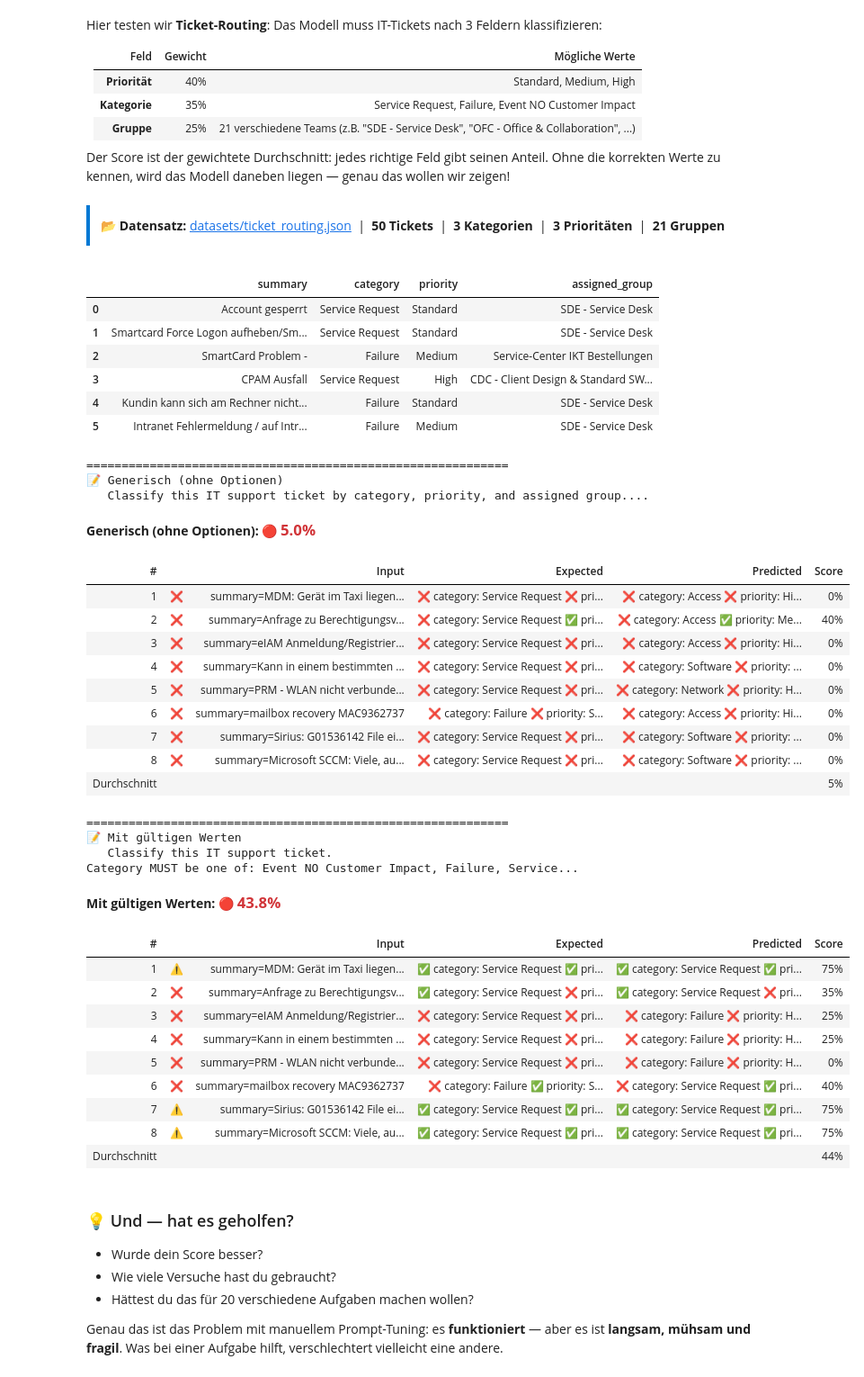
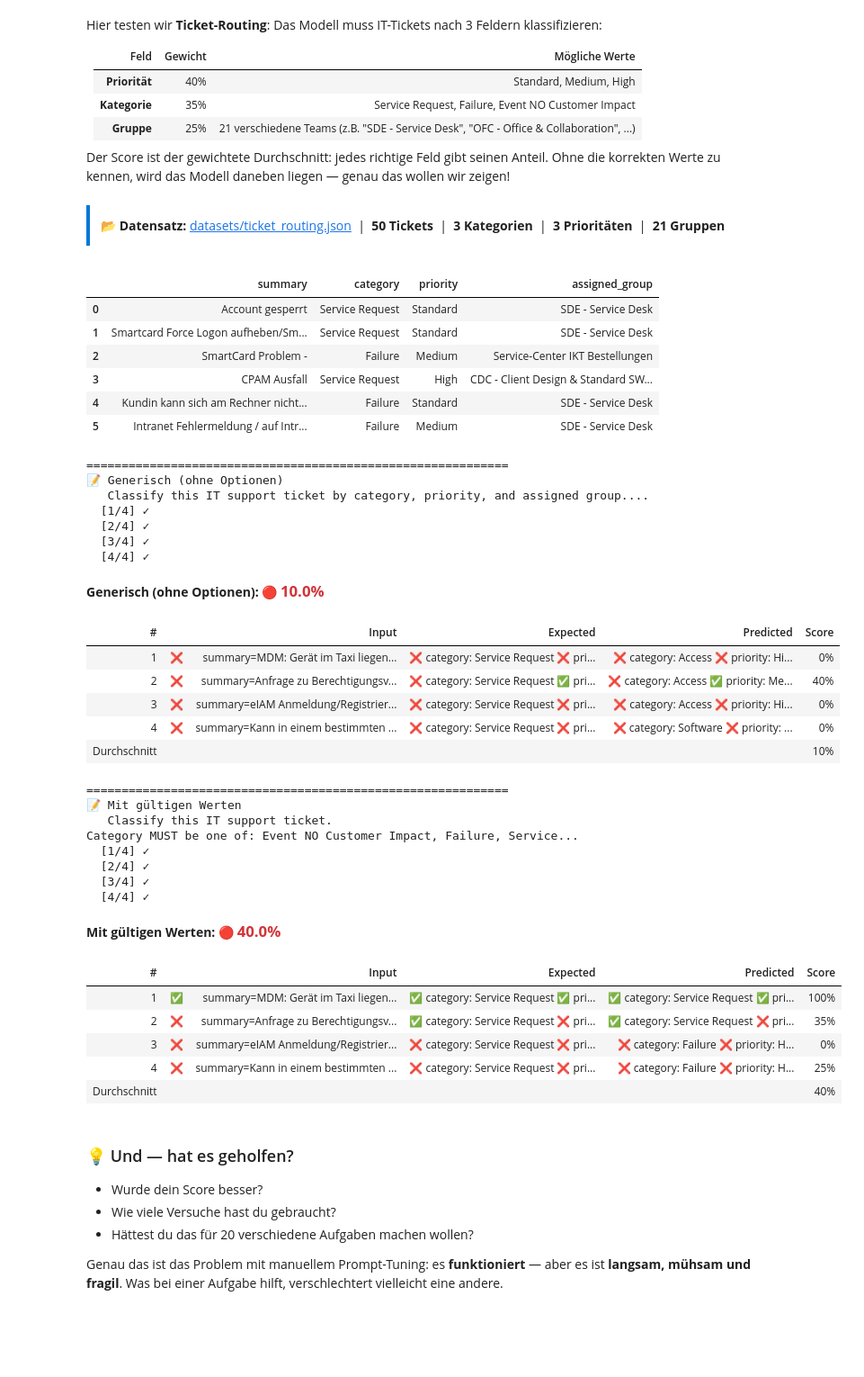
Before and after one commit to abossard/python-quart-vite-react, a Jupyter notebook: notebooks/01_evaluation_and_tuning.ipynb, the cells around one changed output. Shown at 90% size. Drawn from its saved outputs; the diff is of its cells as text; code cells hidden in the pictures; blank space fills up the shorter version.

```diff
--- a/notebooks/01_evaluation_and_tuning.ipynb
+++ b/notebooks/01_evaluation_and_tuning.ipynb
@@ -458,50 +458,50 @@ Priority MUST be one of: {', '.join(priorities)}
 Assigned group MUST be one of: {', '.join(groups)}"""
 
 for label, prompt in [("Generisch (ohne Optionen)", PROMPT_V1), ("Mit gültigen Werten", PROMPT_V2)]:
     print(f"\n{'='*60}")
     print(f"📝 {label}")
     print(f"   {prompt[:100]}...")
-    result = run_with_prompt("ticket_routing", prompt, max_eval=8)
+    result = run_with_prompt("ticket_routing", prompt, max_eval=4)
     display_score(label, result.score)
     display_results_table(result.individual_scores)
 # %% [output]
 📂 Datensatz: datasets/ticket_routing.json | 50 Tickets | 3 Kategorien | 3 Prioritäten | 21 Gruppen
 |  | summary | category | priority | assigned_group |
 | 0 | Account gesperrt | Service Request | Standard | SDE - Service Desk |
 | 1 | Smartcard Force Logon aufheben/Sm... | Service Request | Standard | SDE - Service Desk |
 | 2 | SmartCard Problem - | Failure | Medium | Service-Center IKT Bestellungen |
 | 3 | CPAM Ausfall | Service Request | High | CDC - Client Design & Standard SW... |
 | 4 | Kundin kann sich am Rechner nicht... | Failure | Standard | SDE - Service Desk |
 | 5 | Intranet Fehlermeldung / auf Intr... | Failure | Medium | SDE - Service Desk |
 ============================================================
 📝 Generisch (ohne Optionen)
    Classify this IT support ticket by category, priority, and assigned group....
+  [1/4] ✓
+  [2/4] ✓
+  [3/4] ✓
+  [4/4] ✓
-Generisch (ohne Optionen): 🔴 5.0%
+Generisch (ohne Optionen): 🔴 10.0%
 | # |  | Input | Expected | Predicted | Score |
 | 1 | ❌ | summary=MDM: Gerät im Taxi liegen... | ❌ category: Service Request ❌ pri... | ❌ category: Access ❌ priority: Hi... | 0% |
 | 2 | ❌ | summary=Anfrage zu Berechtigungsv... | ❌ category: Service Request ✅ pri... | ❌ category: Access ✅ priority: Me... | 40% |
 | 3 | ❌ | summary=eIAM Anmeldung/Registrier... | ❌ category: Service Request ❌ pri... | ❌ category: Access ❌ priority: Hi... | 0% |
 | 4 | ❌ | summary=Kann in einem bestimmten ... | ❌ category: Service Request ❌ pri... | ❌ category: Software ❌ priority: ... | 0% |
-| 5 | ❌ | summary=PRM - WLAN nicht verbunde... | ❌ category: Service Request ❌ pri... | ❌ category: Network ❌ priority: H... | 0% |
-| 6 | ❌ | summary=mailbox recovery MAC9362737 | ❌ category: Failure ❌ priority: S... | ❌ category: Access ❌ priority: Hi... | 0% |
-| 7 | ❌ | summary=Sirius: G01536142 File ei... | ❌ category: Service Request ❌ pri... | ❌ category: Software ❌ priority: ... | 0% |
-| 8 | ❌ | summary=Microsoft SCCM: Viele, au... | ❌ category: Service Request ❌ pri... | ❌ category: Software ❌ priority: ... | 0% |
-| Durchschnitt |  |  |  |  | 5% |
+| Durchschnitt |  |  |  |  | 10% |
 ============================================================
 📝 Mit gültigen Werten
    Classify this IT support ticket.
 Category MUST be one of: Event NO Customer Impact, Failure, Service...
+  [1/4] ✓
+  [2/4] ✓
+  [3/4] ✓
+  [4/4] ✓
-Mit gültigen Werten: 🔴 43.8%
+Mit gültigen Werten: 🔴 40.0%
 | # |  | Input | Expected | Predicted | Score |
-| 1 | ⚠️ | summary=MDM: Gerät im Taxi liegen... | ✅ category: Service Request ✅ pri... | ✅ category: Service Request ✅ pri... | 75% |
+| 1 | ✅ | summary=MDM: Gerät im Taxi liegen... | ✅ category: Service Request ✅ pri... | ✅ category: Service Request ✅ pri... | 100% |
 | 2 | ❌ | summary=Anfrage zu Berechtigungsv... | ✅ category: Service Request ❌ pri... | ✅ category: Service Request ❌ pri... | 35% |
-| 3 | ❌ | summary=eIAM Anmeldung/Registrier... | ❌ category: Service Request ❌ pri... | ❌ category: Failure ❌ priority: H... | 25% |
+| 3 | ❌ | summary=eIAM Anmeldung/Registrier... | ❌ category: Service Request ❌ pri... | ❌ category: Failure ❌ priority: H... | 0% |
 | 4 | ❌ | summary=Kann in einem bestimmten ... | ❌ category: Service Request ❌ pri... | ❌ category: Failure ❌ priority: H... | 25% |
-| 5 | ❌ | summary=PRM - WLAN nicht verbunde... | ❌ category: Service Request ❌ pri... | ❌ category: Failure ❌ priority: H... | 0% |
-| 6 | ❌ | summary=mailbox recovery MAC9362737 | ❌ category: Failure ✅ priority: S... | ❌ category: Service Request ✅ pri... | 40% |
-| 7 | ⚠️ | summary=Sirius: G01536142 File ei... | ✅ category: Service Request ✅ pri... | ✅ category: Service Request ✅ pri... | 75% |
-| 8 | ⚠️ | summary=Microsoft SCCM: Viele, au... | ✅ category: Service Request ✅ pri... | ✅ category: Service Request ✅ pri... | 75% |
-| Durchschnitt |  |  |  |  | 44% |
+| Durchschnitt |  |  |  |  | 40% |
 # %% [markdown]
 ### 💡 Und — hat es geholfen?
 
```
Also changed, not shown: parts of 8 cells of this notebook, 3 other files.
